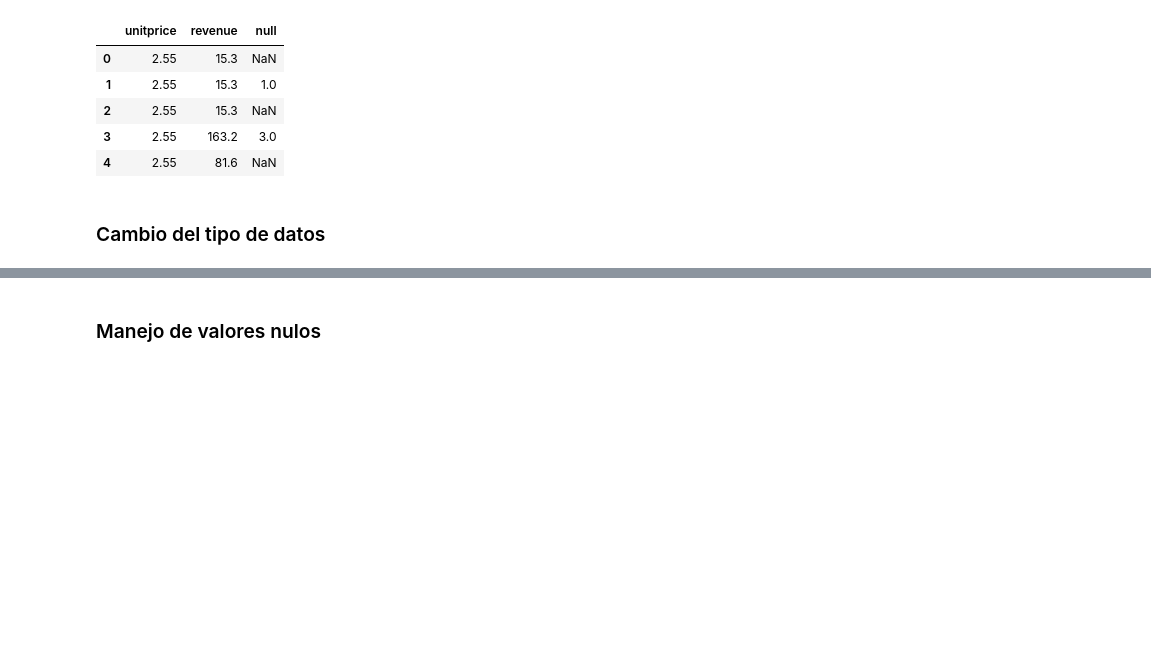
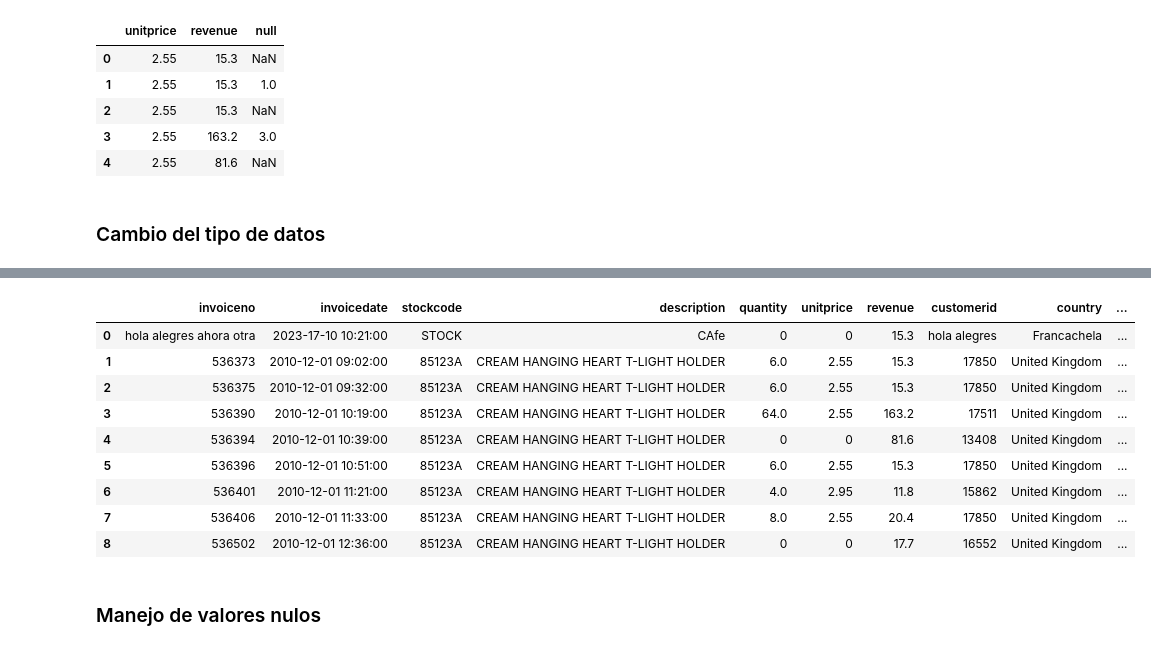
Before and after one commit to Ironhack-Data-Madrid-Octubre-2023/apuntes_clase, a Jupyter notebook: semana_2/2.1 - Pandas Deepdive.ipynb, the cells around one changed output, grey strips where cells are left out. Saved outputs shown, nothing was run; the diff lists cells and outputs as text; code cells hidden in the pictures; blank space fills up the shorter version.

```diff
--- a/semana_2/2.1 - Pandas Deepdive.ipynb
+++ b/semana_2/2.1 - Pandas Deepdive.ipynb
@@ -669,0 +745,4 @@ df.select_dtypes(include='float', exclude=['object', 'int']).head() # filtro por
+# %%
+df.loc[0] = nueva_fila
+
+df.head()
@@ -670,2 +813,15 @@ df.select_dtypes(include='float', exclude=['object', 'int']).head() # filtro por
+# %%
+df.head(9)
+# %% [output]
+|  | invoiceno | invoicedate | stockcode | description | quantity | unitprice | revenue | customerid | country | ... |
+| 0 | hola alegres ahora otra | 2023-17-10 10:21:00 | STOCK | CAfe | 0 | 0 | 15.3 | hola alegres | Francachela | ... |
+| 1 | 536373 | 2010-12-01 09:02:00 | 85123A | CREAM HANGING HEART T-LIGHT HOLDER | 6.0 | 2.55 | 15.3 | 17850 | United Kingdom | ... |
+| 2 | 536375 | 2010-12-01 09:32:00 | 85123A | CREAM HANGING HEART T-LIGHT HOLDER | 6.0 | 2.55 | 15.3 | 17850 | United Kingdom | ... |
+| 3 | 536390 | 2010-12-01 10:19:00 | 85123A | CREAM HANGING HEART T-LIGHT HOLDER | 64.0 | 2.55 | 163.2 | 17511 | United Kingdom | ... |
+| 4 | 536394 | 2010-12-01 10:39:00 | 85123A | CREAM HANGING HEART T-LIGHT HOLDER | 0 | 0 | 81.6 | 13408 | United Kingdom | ... |
+| 5 | 536396 | 2010-12-01 10:51:00 | 85123A | CREAM HANGING HEART T-LIGHT HOLDER | 6.0 | 2.55 | 15.3 | 17850 | United Kingdom | ... |
+| 6 | 536401 | 2010-12-01 11:21:00 | 85123A | CREAM HANGING HEART T-LIGHT HOLDER | 4.0 | 2.95 | 11.8 | 15862 | United Kingdom | ... |
+| 7 | 536406 | 2010-12-01 11:33:00 | 85123A | CREAM HANGING HEART T-LIGHT HOLDER | 8.0 | 2.55 | 20.4 | 17850 | United Kingdom | ... |
+| 8 | 536502 | 2010-12-01 12:36:00 | 85123A | CREAM HANGING HEART T-LIGHT HOLDER | 0 | 0 | 17.7 | 16552 | United Kingdom | ... |
 # %% [markdown]
 ### Manejo de valores nulos
```
Also changed, not shown: parts of 66 cells of this notebook.
